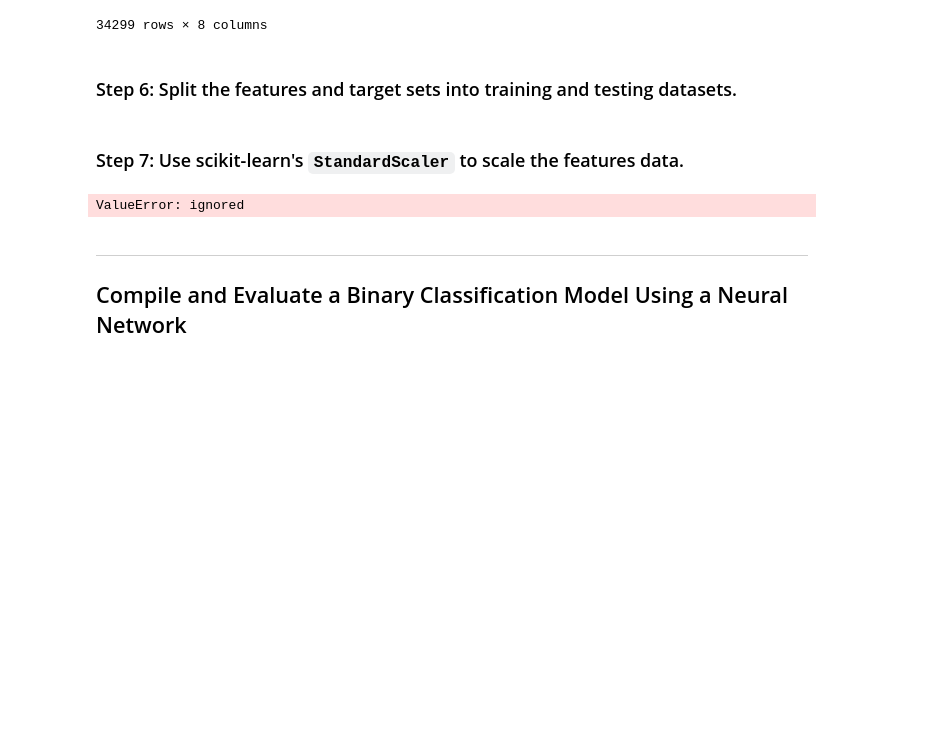
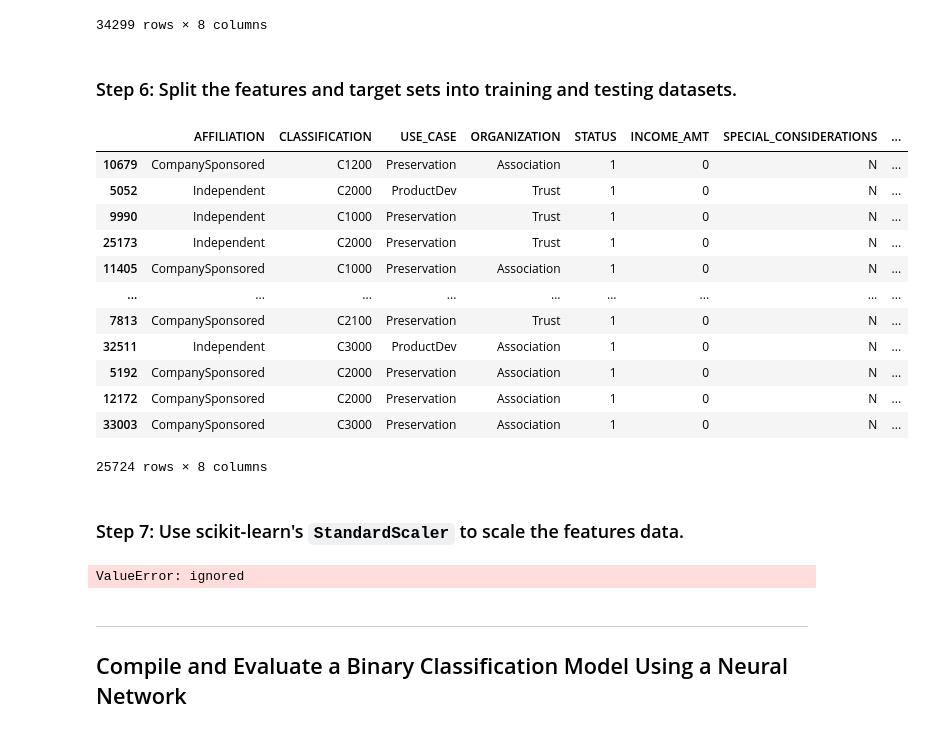
Before and after one commit to RichardRos/Module_13_Challenge, a Jupyter notebook: Colab_venture_funding_with_deep_learning.ipynb, the cells around one changed output. Cells and saved outputs as stored; diff of their text form; code cells hidden in the pictures; blank space fills up the shorter version.

```diff
--- a/Colab_venture_funding_with_deep_learning.ipynb
+++ b/Colab_venture_funding_with_deep_learning.ipynb
@@ -215,7 +233,7 @@ TypeError: ignored
 ### Step 5: Using the preprocessed data, create the features (`X`) and target (`y`) datasets. The target dataset should be defined by the preprocessed DataFrame column “IS_SUCCESSFUL”. The remaining columns should define the features dataset.
 # %%
 # Define the target set y using the IS_SUCCESSFUL column
-y = applicant_data_df_2 ['IS_SUCCESSFUL']# YOUR CODE HERE
+y = joined_df ['IS_SUCCESSFUL']# YOUR CODE HERE
 
 # Display a sample of y
 # YOUR CODE HERE
@@ -235,7 +253,7 @@ y
 Name: IS_SUCCESSFUL, Length: 34299, dtype: int64
 # %%
 # Define features set X by selecting all columns but IS_SUCCESSFUL
-X = applicant_data_df_2[['AFFILIATION', 'CLASSIFICATION', 'USE_CASE','ORGANIZATION','STATUS', 'INCOME_AMT', 'SPECIAL_CONSIDERATIONS', 'ASK_AMT']]# YOUR CODE HERE
+X = joined_df[['AFFILIATION', 'CLASSIFICATION', 'USE_CASE','ORGANIZATION','STATUS', 'INCOME_AMT', 'SPECIAL_CONSIDERATIONS', 'ASK_AMT']]# YOUR CODE HERE
 
 # Review the features DataFrame
 # YOUR CODE HERE
@@ -259,7 +277,22 @@ X
 # %%
 # Split the preprocessed data into a training and testing dataset
 # Assign the function a random_state equal to 1
-X_train, X_test, y_train, y_test = train_test_split(X, y, random_state=1)# YOUR CODE HERE
+X_train, X_test, y_train, y_test = train_test_split(X, y, random_state=1)
+X_train# YOUR CODE HERE
+# %% [output]
+|  | AFFILIATION | CLASSIFICATION | USE_CASE | ORGANIZATION | STATUS | INCOME_AMT | SPECIAL_CONSIDERATIONS | ... |
+| 10679 | CompanySponsored | C1200 | Preservation | Association | 1 | 0 | N | ... |
+| 5052 | Independent | C2000 | ProductDev | Trust | 1 | 0 | N | ... |
+| 9990 | Independent | C1000 | Preservation | Trust | 1 | 0 | N | ... |
+| 25173 | Independent | C2000 | Preservation | Trust | 1 | 0 | N | ... |
+| 11405 | CompanySponsored | C1000 | Preservation | Association | 1 | 0 | N | ... |
+| ... | ... | ... | ... | ... | ... | ... | ... | ... |
+| 7813 | CompanySponsored | C2100 | Preservation | Trust | 1 | 0 | N | ... |
+| 32511 | Independent | C3000 | ProductDev | Association | 1 | 0 | N | ... |
+| 5192 | CompanySponsored | C2000 | Preservation | Association | 1 | 0 | N | ... |
+| 12172 | CompanySponsored | C2000 | Preservation | Association | 1 | 0 | N | ... |
+| 33003 | CompanySponsored | C3000 | Preservation | Association | 1 | 0 | N | ... |
+25724 rows × 8 columns
 # %% [markdown]
 ### Step 7: Use scikit-learn's `StandardScaler` to scale the features data.
 # %%
```
Also changed, not shown: parts of 2 cells of this notebook, 1 other file.
